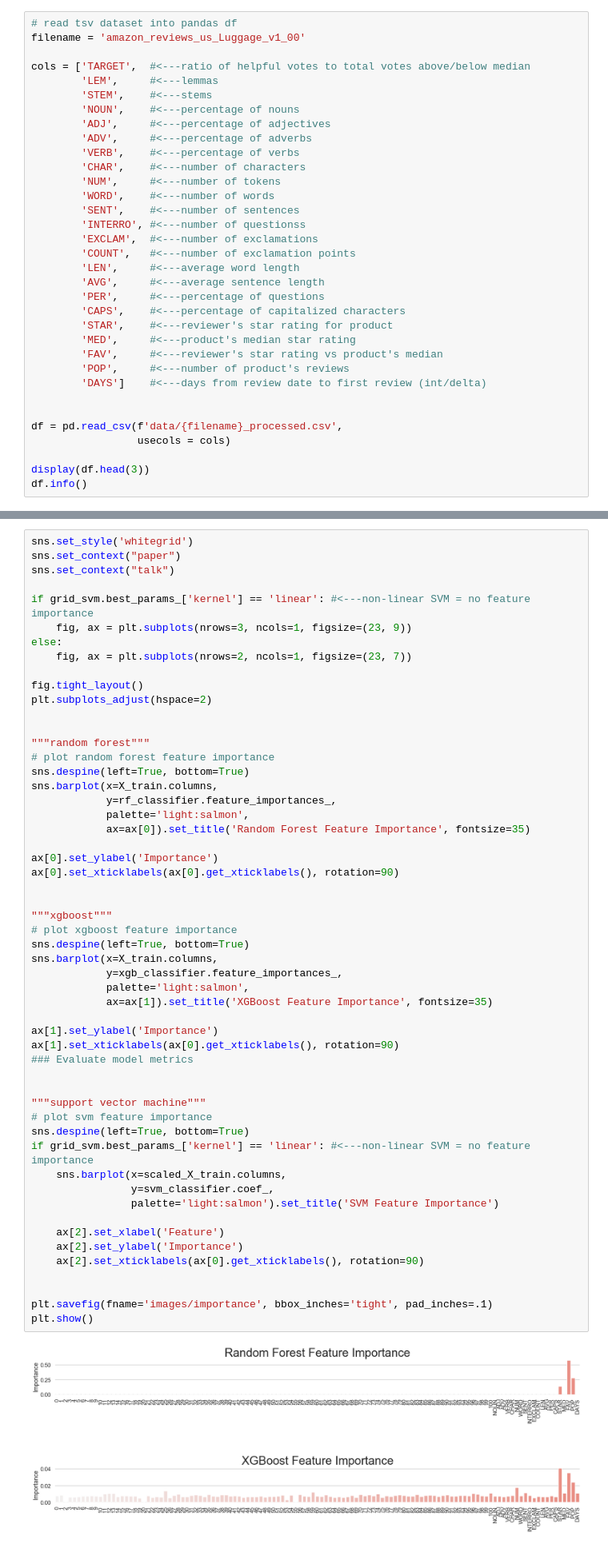
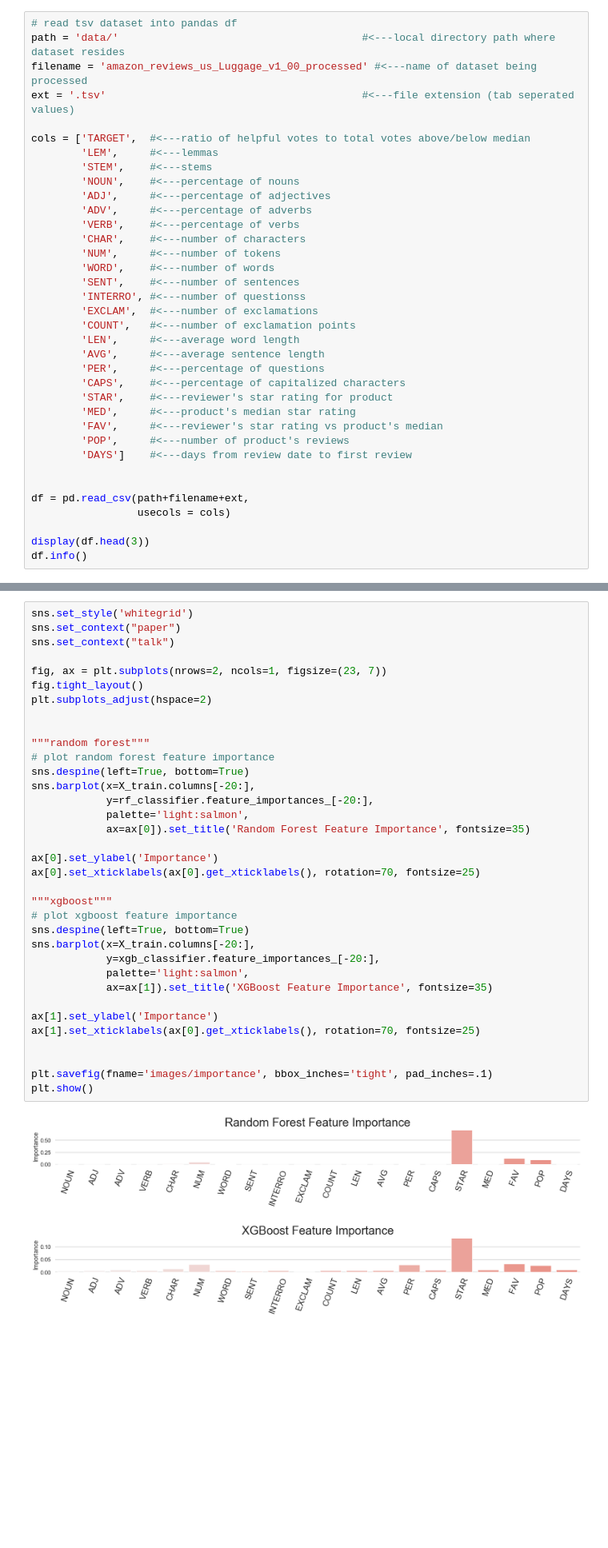
Before and after one commit to thisiselliot/HelpingAmazonReviewers, a Jupyter notebook: modelling.ipynb, the cells around one changed output, grey strips where cells are left out. Shown at 80% size. Drawn from its saved outputs; the diff is of its cells as text; blank space fills up the shorter version.

Commit message:
update plots for pres.

```diff
--- a/modelling.ipynb
+++ b/modelling.ipynb
@@ -34,7 +36,9 @@ pd.set_option('display.max_columns', None)
 ### Read in dataset, preview first three rows, and display column and datatype info
 # %%
 # read tsv dataset into pandas df
-filename = 'amazon_reviews_us_Luggage_v1_00'
+path = 'data/'                                       #<---local directory path where dataset resides
+filename = 'amazon_reviews_us_Luggage_v1_00_processed' #<---name of dataset being processed
+ext = '.tsv'                                         #<---file extension (tab seperated values)
 
 cols = ['TARGET',  #<---ratio of helpful votes to total votes above/below median
         'LEM',     #<---lemmas
@@ -58,10 +62,10 @@ cols = ['TARGET',  #<---ratio of helpful votes to total votes above/below median
         'MED',     #<---product's median star rating
         'FAV',     #<---reviewer's star rating vs product's median
         'POP',     #<---number of product's reviews
-        'DAYS']    #<---days from review date to first review (int/delta)
+        'DAYS']    #<---days from review date to first review
 
 
-df = pd.read_csv(f'data/{filename}_processed.csv',
+df = pd.read_csv(path+filename+ext,
                  usecols = cols)
 
 display(df.head(3))
@@ -404,59 +415,40 @@ plt.show()
 # %%
 sns.set_style('whitegrid')
 sns.set_context("paper")
 sns.set_context("talk")
 
-if grid_svm.best_params_['kernel'] == 'linear': #<---non-linear SVM = no feature importance
-    fig, ax = plt.subplots(nrows=3, ncols=1, figsize=(23, 9))
-else:
-    fig, ax = plt.subplots(nrows=2, ncols=1, figsize=(23, 7))
-
+fig, ax = plt.subplots(nrows=2, ncols=1, figsize=(23, 7))
 fig.tight_layout()
 plt.subplots_adjust(hspace=2)
 
 
 """random forest"""
 # plot random forest feature importance
 sns.despine(left=True, bottom=True)
-sns.barplot(x=X_train.columns,
-            y=rf_classifier.feature_importances_,
+sns.barplot(x=X_train.columns[-20:],
+            y=rf_classifier.feature_importances_[-20:],
             palette='light:salmon',
             ax=ax[0]).set_title('Random Forest Feature Importance', fontsize=35)
 
 ax[0].set_ylabel('Importance')
-ax[0].set_xticklabels(ax[0].get_xticklabels(), rotation=90)
-
+ax[0].set_xticklabels(ax[0].get_xticklabels(), rotation=70, fontsize=25)
 
 """xgboost"""
 # plot xgboost feature importance
 sns.despine(left=True, bottom=True)
-sns.barplot(x=X_train.columns,
-            y=xgb_classifier.feature_importances_,
+sns.barplot(x=X_train.columns[-20:],
+            y=xgb_classifier.feature_importances_[-20:],
             palette='light:salmon',
             ax=ax[1]).set_title('XGBoost Feature Importance', fontsize=35)
 
 ax[1].set_ylabel('Importance')
-ax[1].set_xticklabels(ax[0].get_xticklabels(), rotation=90)
-### Evaluate model metrics
-
-
-"""support vector machine"""
-# plot svm feature importance
-sns.despine(left=True, bottom=True)
-if grid_svm.best_params_['kernel'] == 'linear': #<---non-linear SVM = no feature importance
-    sns.barplot(x=scaled_X_train.columns,
-                y=svm_classifier.coef_,
-                palette='light:salmon').set_title('SVM Feature Importance')
-
-    ax[2].set_xlabel('Feature')
-    ax[2].set_ylabel('Importance')
-    ax[2].set_xticklabels(ax[0].get_xticklabels(), rotation=90)
+ax[1].set_xticklabels(ax[0].get_xticklabels(), rotation=70, fontsize=25)
 
 
 plt.savefig(fname='images/importance', bbox_inches='tight', pad_inches=.1)
 plt.show()
 # %% [output]
-[figure, old version]
+[figure, new version]
 # %%
 sns.set_palette('light:salmon_r')
 sns.set_context("talk")
```
Also changed, not shown: parts of 6 cells of this notebook, 12 other files.
